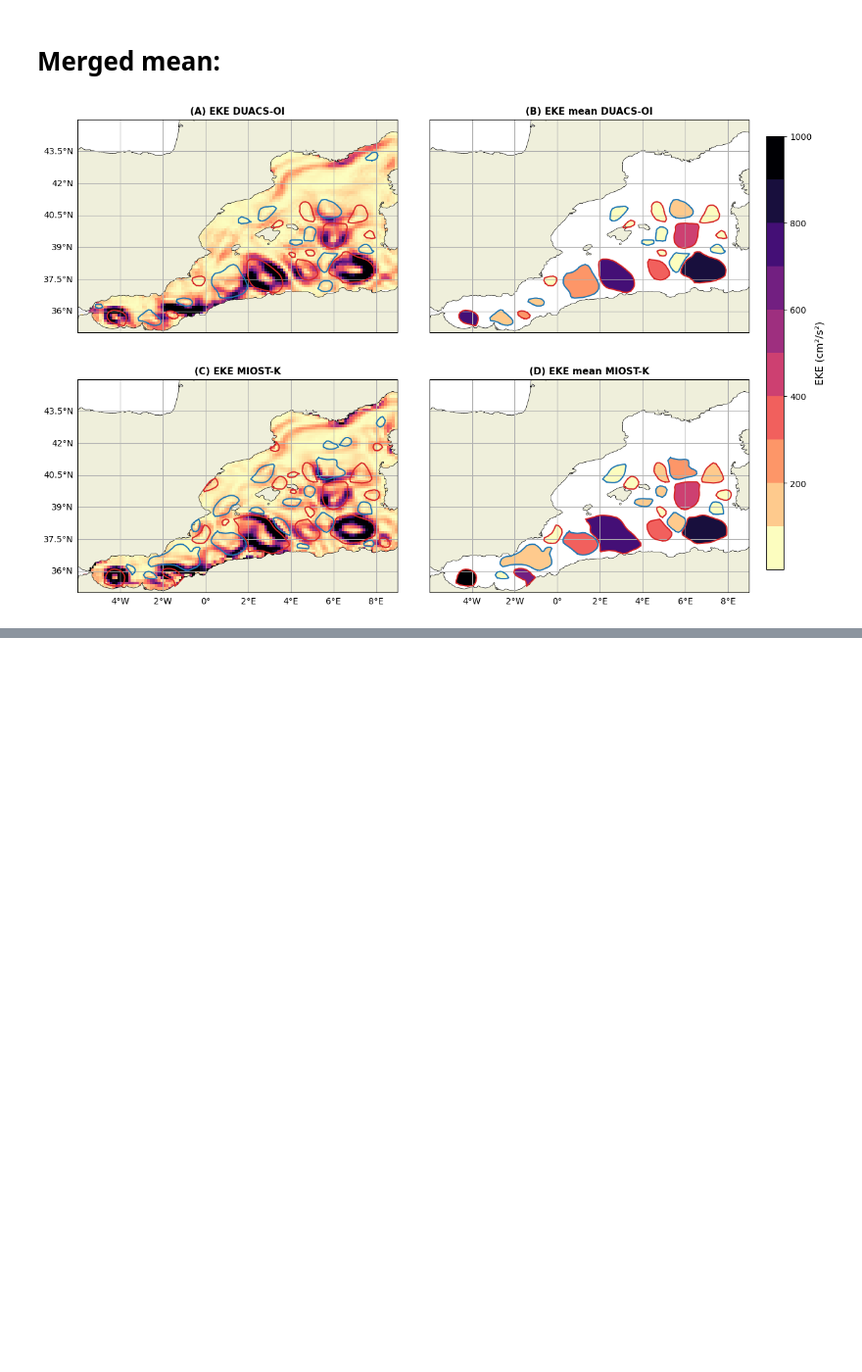
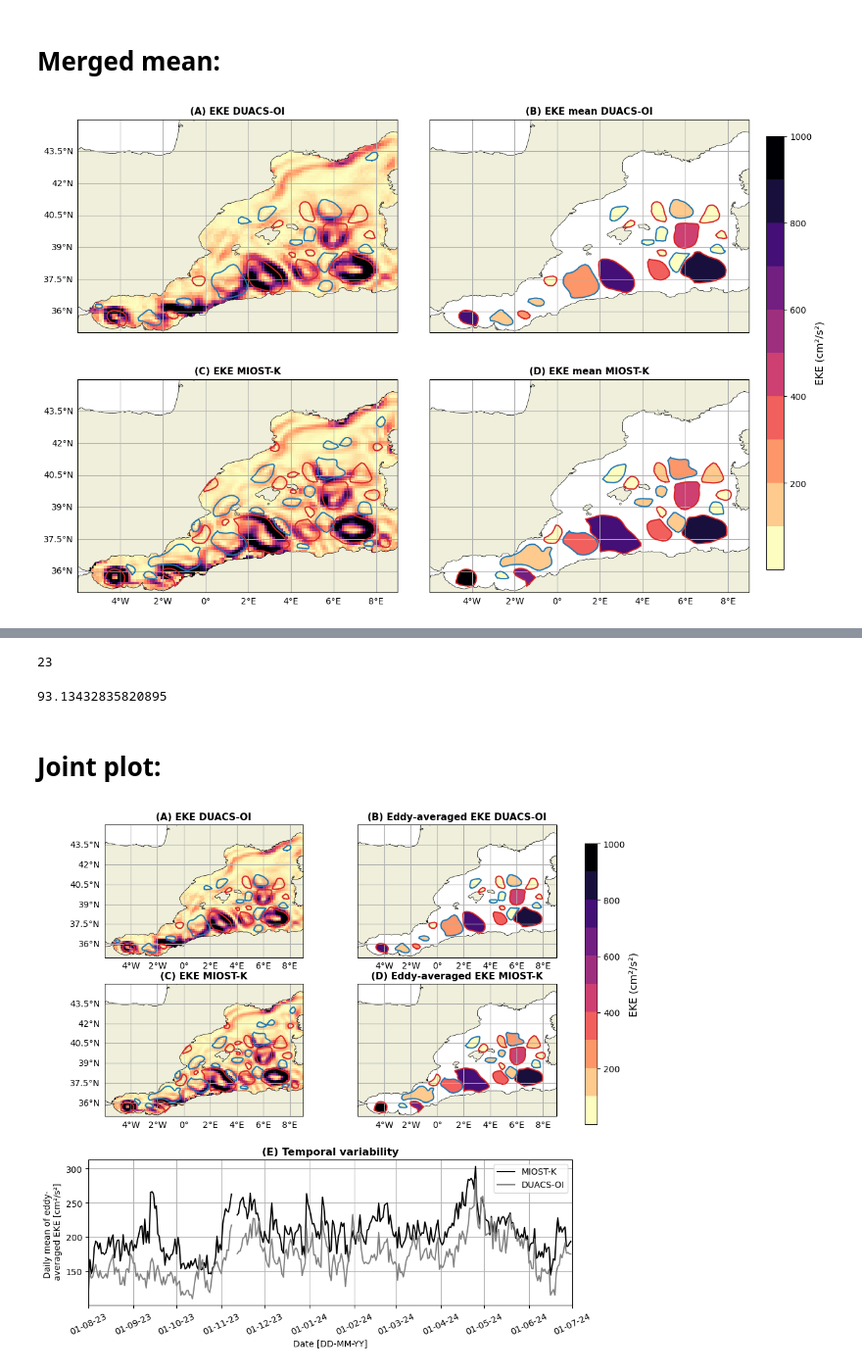
Before and after one commit to LauraGomezNavarro/paper-OSR10_Gomez-Navarro_etal_2026, a Jupyter notebook: fig03.ipynb, the cells around one changed output, grey strips where cells are left out. Shown at 98% size. Cells and saved outputs as stored; diff of their text form; code cells hidden in the pictures; blank space fills up the shorter version.

```diff
--- a/fig03.ipynb
+++ b/fig03.ipynb
@@ -1220,0 +590,78 @@ Note: you may need to restart the kernel to use updated packages.
+# %%
+len(idxs)
+# %% [output]
+23
+# %%
+((len(ndates) - len(idxs)) / len(ndates)) * 100 # percentage of days MIOST EKE is bigger
+# "(we also checked the differences in the daily maximum of eddy-averaged EKE, and these are higher 93% of the time)."
+# %% [output]
+93.13432835820895
+# %% [markdown]
+# Joint plot:
+# %%
+import matplotlib.pyplot as plt
+from matplotlib import gridspec
+
+# Create figure
+fig = plt.figure(figsize=(10, 10))
+
+# Outer GridSpec: 2 rows, one for maps (2x2), one for timeseries
+outer = gridspec.GridSpec(2, 1, height_ratios=[2, 1]) #, hspace=0.4)
+
+# Inner GridSpec for (A)-(D)
+gs0 = gridspec.GridSpecFromSubplotSpec(2, 2, subplot_spec=outer[0], wspace=0.1, hspace=0.2)
+
+# Single row GridSpec for (E)
+gs01 = gridspec.GridSpecFromSubplotSpec(1, 1, subplot_spec=outer[1])
+
+# Plot (A)
+ax = start_axes_map_gridspec(fig, gs0[0, 0], f"(A) EKE DUACS-OI")
+m = DUACS_map.display(ax, "eke", **eke_kwargs)
+a_DUACS_NRT_20240420.display(ax, color="C3", linestyle='-', linewidth=1.5, label="Anticyclonic", ref=-10, extern_only=True, transform=ccrs.PlateCarree())
+c_DUACS_NRT_20240420.display(ax, color="C0", linestyle='-', linewidth=1.5, label="Cyclonic", ref=-10, extern_only=True, transform=ccrs.PlateCarree())
+mappables.append(m)
+
+# Plot (B)
+ax = start_axes_map_gridspec(fig, gs0[0, 1], f"(B) Eddy-averaged EKE DUACS-OI", right_gl=True)
+a_DUACS_NRT_20240420.index(ja_).display(ax, color="C3", linestyle='-', lw=1.5, label="Anticyclonic", ref=-10, extern_only=True, transform=ccrs.PlateCarree())
+c_DUACS_NRT_20240420.index(jc_).display(ax, color="C0", linestyle='-', lw=1.5, label="Cyclonic", ref=-10, extern_only=True, transform=ccrs.PlateCarree())
+m = merge_d.index(j_).filled(ax, eke_merged_d, ref=-10, **eke_kwargs)
+mappables.append(m)
+
+# Plot (C)
+ax = start_axes_map_gridspec(fig, gs0[1, 0], f"(C) EKE MIOST-K")
+m = aviso_map.display(ax, "eke", **eke_kwargs)
+a_MIOST_20240420.display(ax, color="C3", linestyle='-', linewidth=1.5, label="Anticyclonic", ref=-10, extern_only=True, transform=ccrs.PlateCarree())
+c_MIOST_20240420.display(ax, color="C0", linestyle='-', linewidth=1.5, label="Cyclonic", ref=-10, extern_only=True, transform=ccrs.PlateCarree())
+mappables.append(m)
+
+# Plot (D)
+ax = start_axes_map_gridspec(fig, gs0[1, 1], f"(D) Eddy-averaged EKE MIOST-K", right_gl=True)
+a_MIOST_20240420.index(ia_).display(ax, color="C3", linestyle='-', lw=1.5, label="Anticyclonic", ref=-10, extern_only=True, transform=ccrs.PlateCarree())
+c_MIOST_20240420.index(ic_).display(ax, color="C0", linestyle='-', lw=1.5, label="Cyclonic", ref=-10, extern_only=True, transform=ccrs.PlateCarree())
+m = merge_m.index(i_).filled(ax, eke_merged_m, ref=-10, **eke_kwargs)
+mappables.append(m)
+
+# Shared colorbar
+cbar_ax = fig.add_axes([0.92, 0.4, 0.02, 0.45])
+cb = fig.colorbar(mappables[-1], cax=cbar_ax)
+cb.set_label('EKE (cm²/s²)', fontsize=12)
+
+# Plot (E)
+ax1 = fig.add_subplot(gs01[0])
+ax1.plot(ndates, eke_merged_m_mean[0:len(ndates)], 'k', label='MIOST-K')
+ax1.plot(ndates, eke_merged_d_mean[0:len(ndates)], 'grey', label='DUACS-OI')
+ax1.grid()
+ax1.set_title("(E) Temporal variability", fontweight="bold")
+ax1.set_xlabel("Date [DD-MM-YY]")
+ax1.set_ylabel("Daily mean of eddy- \n averaged EKE [cm²/s²]")
+ax1.set_xlim(dt.datetime(2023, 8, 1), dt.datetime(2024, 7, 1))
+ax1.xaxis.set_major_formatter(mdates.DateFormatter('%d-%m-%y'))
+plt.xticks(rotation=25)
+ax1.legend(loc=1)
+
+plt.savefig("figures/fig03.png", dpi=300, bbox_inches="tight")
+
+plt.show()
+# %% [output]
+[figure, added]
```
Also changed, not shown: parts of 150 cells of this notebook, 1 other file.
